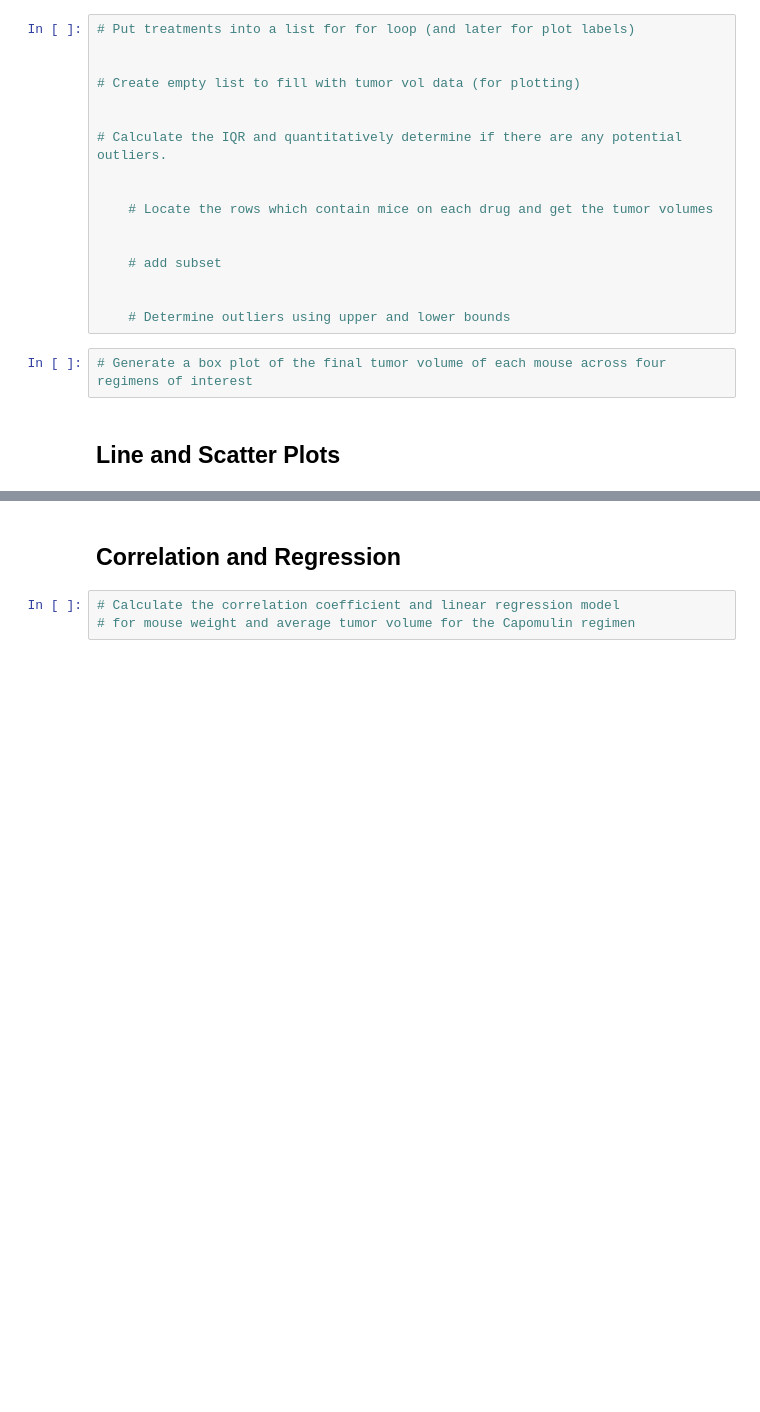
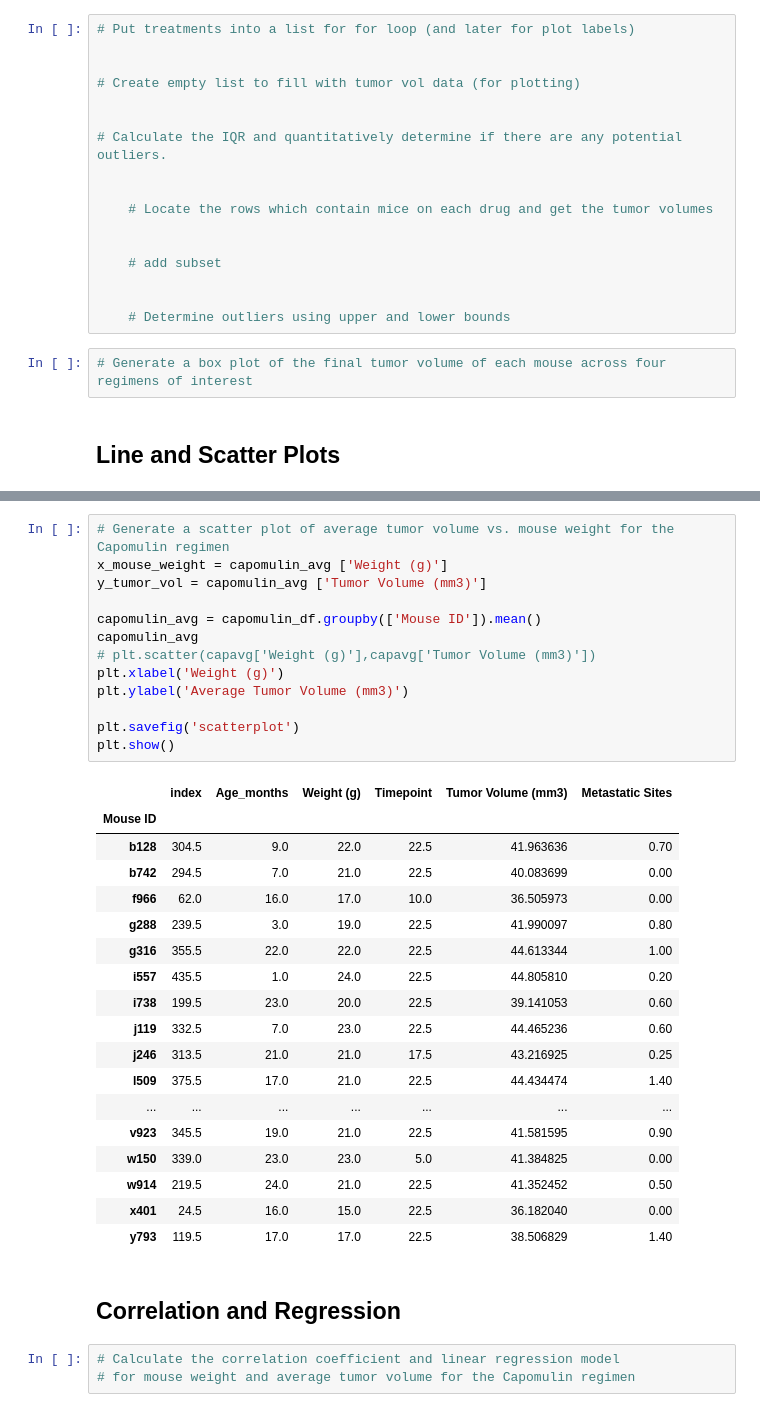
Before and after one commit to aashitarakesh/Matplotlib_Challenge, a Jupyter notebook: pymaceuticals_starter.ipynb, the cells around one changed output, grey strips where cells are left out. Cells and saved outputs as stored; diff of their text form; blank space fills up the shorter version.

```diff
--- a/pymaceuticals_starter.ipynb
+++ b/pymaceuticals_starter.ipynb
@@ -230,3 +272,35 @@ Name: Sex, dtype: int64
+# %%
+# Generate a scatter plot of average tumor volume vs. mouse weight for the Capomulin regimen
+x_mouse_weight = capomulin_avg ['Weight (g)']
+y_tumor_vol = capomulin_avg ['Tumor Volume (mm3)']
+
+capomulin_avg = capomulin_df.groupby(['Mouse ID']).mean()
+capomulin_avg
+# plt.scatter(capavg['Weight (g)'],capavg['Tumor Volume (mm3)'])
+plt.xlabel('Weight (g)')
+plt.ylabel('Average Tumor Volume (mm3)')
+
+plt.savefig('scatterplot')
+plt.show()
+# %% [output]
+|  | index | Age_months | Weight (g) | Timepoint | Tumor Volume (mm3) | Metastatic Sites |
+| Mouse ID |  |  |  |  |  |  |
+| b128 | 304.5 | 9.0 | 22.0 | 22.5 | 41.963636 | 0.70 |
+| b742 | 294.5 | 7.0 | 21.0 | 22.5 | 40.083699 | 0.00 |
+| f966 | 62.0 | 16.0 | 17.0 | 10.0 | 36.505973 | 0.00 |
+| g288 | 239.5 | 3.0 | 19.0 | 22.5 | 41.990097 | 0.80 |
+| g316 | 355.5 | 22.0 | 22.0 | 22.5 | 44.613344 | 1.00 |
+| i557 | 435.5 | 1.0 | 24.0 | 22.5 | 44.805810 | 0.20 |
+| i738 | 199.5 | 23.0 | 20.0 | 22.5 | 39.141053 | 0.60 |
+| j119 | 332.5 | 7.0 | 23.0 | 22.5 | 44.465236 | 0.60 |
+| j246 | 313.5 | 21.0 | 21.0 | 17.5 | 43.216925 | 0.25 |
+| l509 | 375.5 | 17.0 | 21.0 | 22.5 | 44.434474 | 1.40 |
+| ... | ... | ... | ... | ... | ... | ... |
+| v923 | 345.5 | 19.0 | 21.0 | 22.5 | 41.581595 | 0.90 |
+| w150 | 339.0 | 23.0 | 23.0 | 5.0 | 41.384825 | 0.00 |
+| w914 | 219.5 | 24.0 | 21.0 | 22.5 | 41.352452 | 0.50 |
+| x401 | 24.5 | 16.0 | 15.0 | 22.5 | 36.182040 | 0.00 |
+| y793 | 119.5 | 17.0 | 17.0 | 22.5 | 38.506829 | 1.40 |
 # %% [markdown]
 ## Correlation and Regression
 # %%
```
Also changed, not shown: parts of 8 cells of this notebook, 3 other files.
